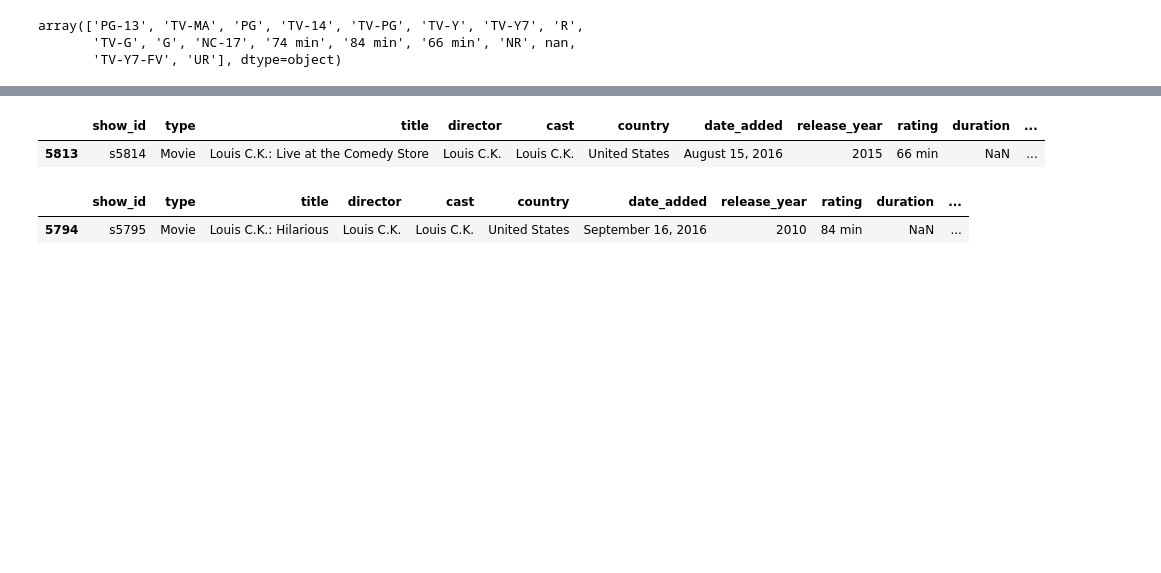
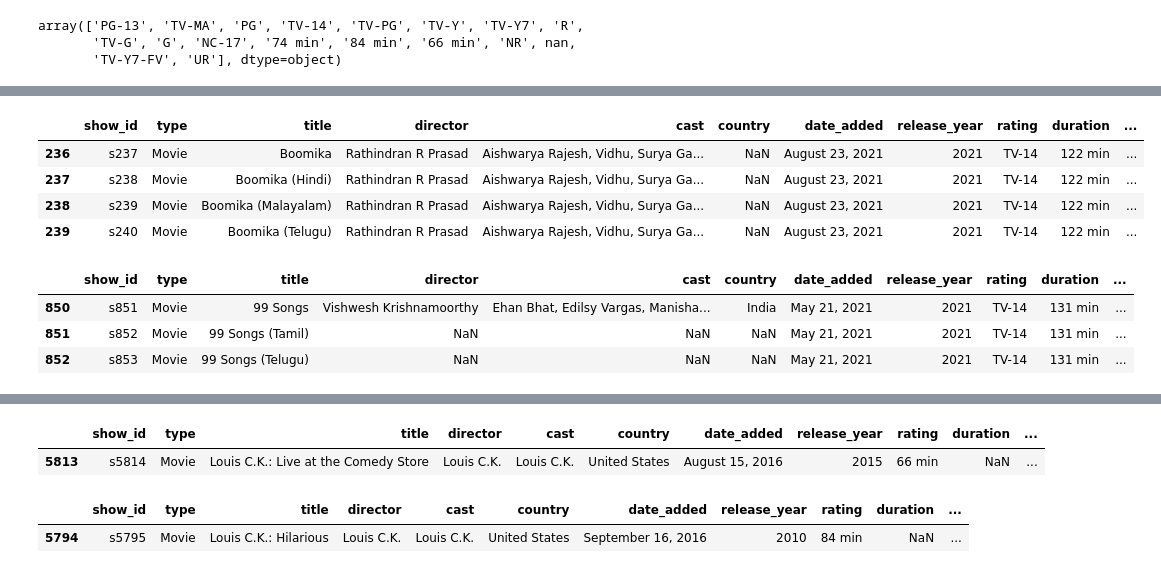
Before and after one commit to Ghazi-work/Python-Pandas, a Jupyter notebook: Kaggle_NetflixDatasetEDA.ipynb, the cells around one changed output, grey strips where cells are left out. Cells and saved outputs as stored; diff of their text form; code cells hidden in the pictures; blank space fills up the shorter version.

```diff
--- a/Kaggle_NetflixDatasetEDA.ipynb
+++ b/Kaggle_NetflixDatasetEDA.ipynb
@@ -171,0 +162,15 @@ Name: count, dtype: int64
+# %%
+df.loc[df['description'] == 'Paranormal activity at a lush, abandoned property alarms a group eager to redevelop the site, but the eerie events may not be as unearthly as they think.'].head()
+# %% [output]
+|  | show_id | type | title | director | cast | country | date_added | release_year | rating | duration | ... |
+| 236 | s237 | Movie | Boomika | Rathindran R Prasad | Aishwarya Rajesh, Vidhu, Surya Ga... | NaN | August 23, 2021 | 2021 | TV-14 | 122 min | ... |
+| 237 | s238 | Movie | Boomika (Hindi) | Rathindran R Prasad | Aishwarya Rajesh, Vidhu, Surya Ga... | NaN | August 23, 2021 | 2021 | TV-14 | 122 min | ... |
+| 238 | s239 | Movie | Boomika (Malayalam) | Rathindran R Prasad | Aishwarya Rajesh, Vidhu, Surya Ga... | NaN | August 23, 2021 | 2021 | TV-14 | 122 min | ... |
+| 239 | s240 | Movie | Boomika (Telugu) | Rathindran R Prasad | Aishwarya Rajesh, Vidhu, Surya Ga... | NaN | August 23, 2021 | 2021 | TV-14 | 122 min | ... |
+# %%
+df.loc[df['description'] == 'Challenged to compose 100 songs before he can marry the girl he loves, a tortured but passionate singer-songwriter embarks on a poignant musical journey.'].head()
+# %% [output]
+|  | show_id | type | title | director | cast | country | date_added | release_year | rating | duration | ... |
+| 850 | s851 | Movie | 99 Songs | Vishwesh Krishnamoorthy | Ehan Bhat, Edilsy Vargas, Manisha... | India | May 21, 2021 | 2021 | TV-14 | 131 min | ... |
+| 851 | s852 | Movie | 99 Songs (Tamil) | NaN | NaN | NaN | May 21, 2021 | 2021 | TV-14 | 131 min | ... |
+| 852 | s853 | Movie | 99 Songs (Telugu) | NaN | NaN | NaN | May 21, 2021 | 2021 | TV-14 | 131 min | ... |
```
Also changed, not shown: parts of 9 cells of this notebook.
